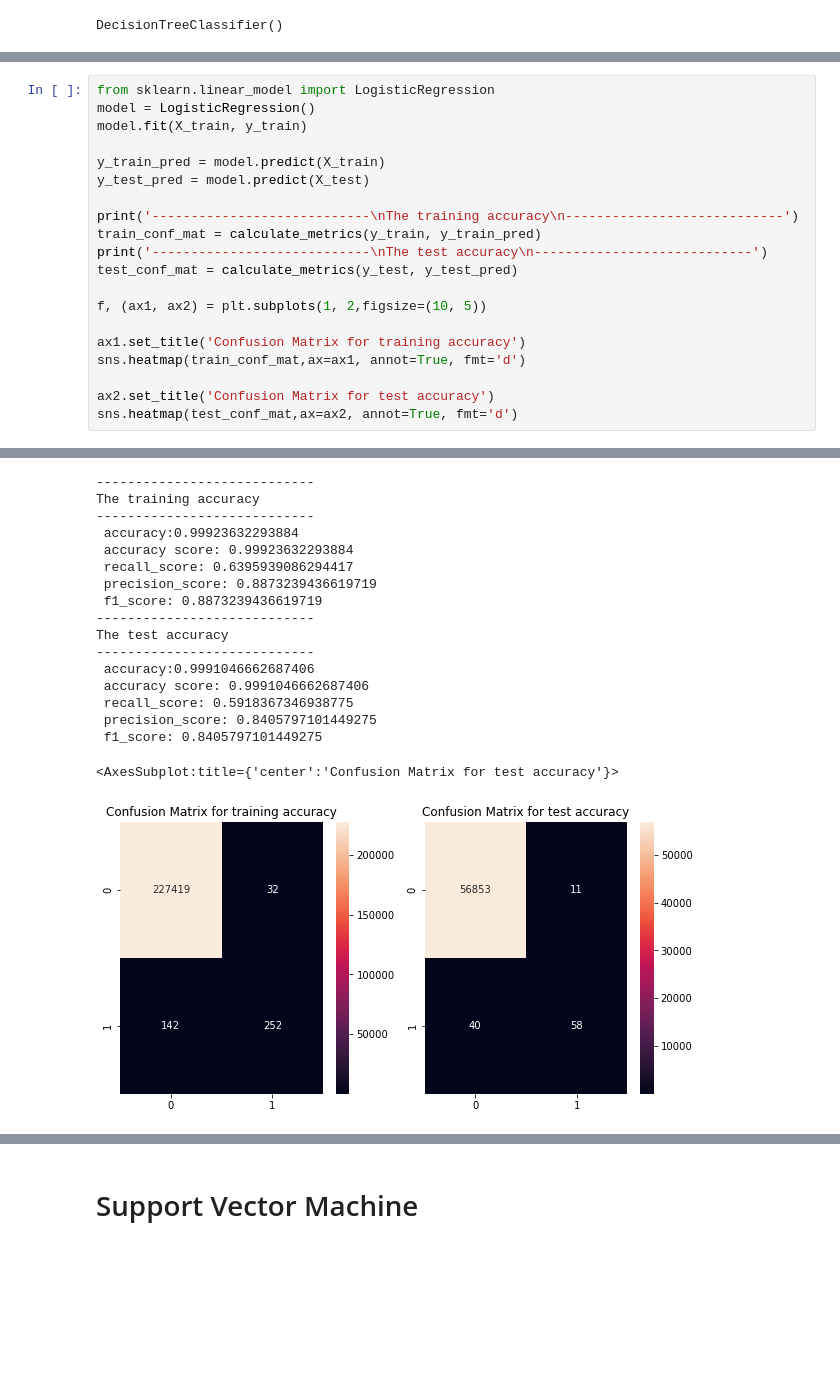
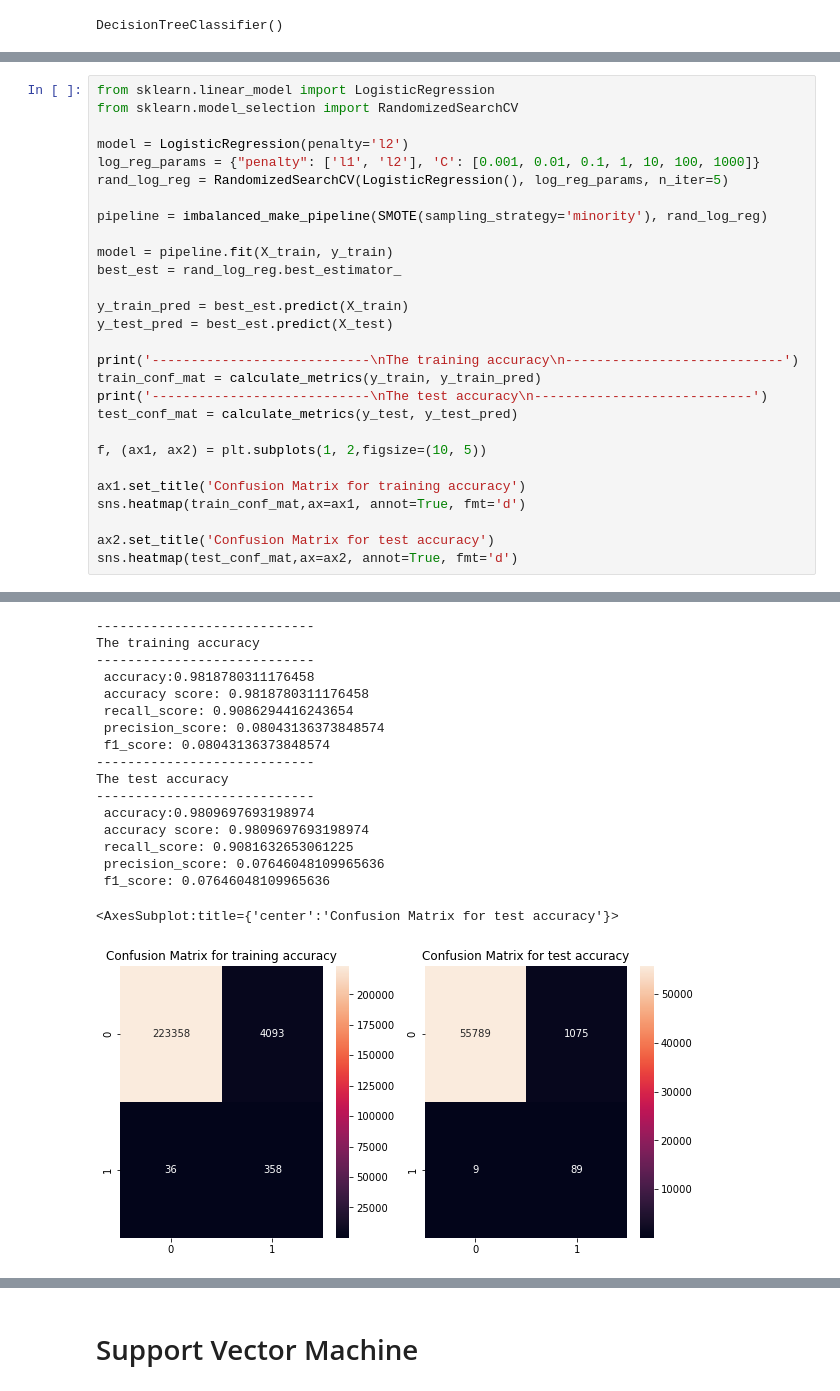
Before and after one commit to ilkeratik/Fraud_Detection, a Jupyter notebook: Model Building without Preprocessing.ipynb, the cells around one changed output, grey strips where cells are left out. Drawn from its saved outputs; the diff is of its cells as text; blank space fills up the shorter version.

```diff
--- a/Model Building without Preprocessing.ipynb
+++ b/Model Building without Preprocessing.ipynb
@@ -175,10 +256,18 @@ sns.heatmap(test_conf_mat,ax=ax2, annot=True, fmt='d')
 # %%
 from sklearn.linear_model import LogisticRegression
-model = LogisticRegression()
-model.fit(X_train, y_train)
+from sklearn.model_selection import RandomizedSearchCV
 
-y_train_pred = model.predict(X_train)
-y_test_pred = model.predict(X_test)
+model = LogisticRegression(penalty='l2')
+log_reg_params = {"penalty": ['l1', 'l2'], 'C': [0.001, 0.01, 0.1, 1, 10, 100, 1000]}
+rand_log_reg = RandomizedSearchCV(LogisticRegression(), log_reg_params, n_iter=5)
+
+pipeline = imbalanced_make_pipeline(SMOTE(sampling_strategy='minority'), rand_log_reg)
+
+model = pipeline.fit(X_train, y_train)
+best_est = rand_log_reg.best_estimator_
+
+y_train_pred = best_est.predict(X_train)
+y_test_pred = best_est.predict(X_test)
 
 print('----------------------------\nThe training accuracy\n----------------------------')
 train_conf_mat = calculate_metrics(y_train, y_train_pred)
@@ -203,18 +302,18 @@ Please also refer to the documentation for alternative solver options:
 ----------------------------
 The training accuracy
 ----------------------------
- accuracy:0.99923632293884
- accuracy score: 0.99923632293884
- recall_score: 0.6395939086294417
- precision_score: 0.8873239436619719
- f1_score: 0.8873239436619719
+ accuracy:0.9818780311176458
+ accuracy score: 0.9818780311176458
+ recall_score: 0.9086294416243654
+ precision_score: 0.08043136373848574
+ f1_score: 0.08043136373848574
 ----------------------------
 The test accuracy
 ----------------------------
- accuracy:0.9991046662687406
- accuracy score: 0.9991046662687406
- recall_score: 0.5918367346938775
- precision_score: 0.8405797101449275
- f1_score: 0.8405797101449275
+ accuracy:0.9809697693198974
+ accuracy score: 0.9809697693198974
+ recall_score: 0.9081632653061225
+ precision_score: 0.07646048109965636
+ f1_score: 0.07646048109965636
 <AxesSubplot:title={'center':'Confusion Matrix for test accuracy'}>
-[figure, old version]
+[figure, new version]
```
Also changed, not shown: parts of 23 cells of this notebook, 2 other files.
